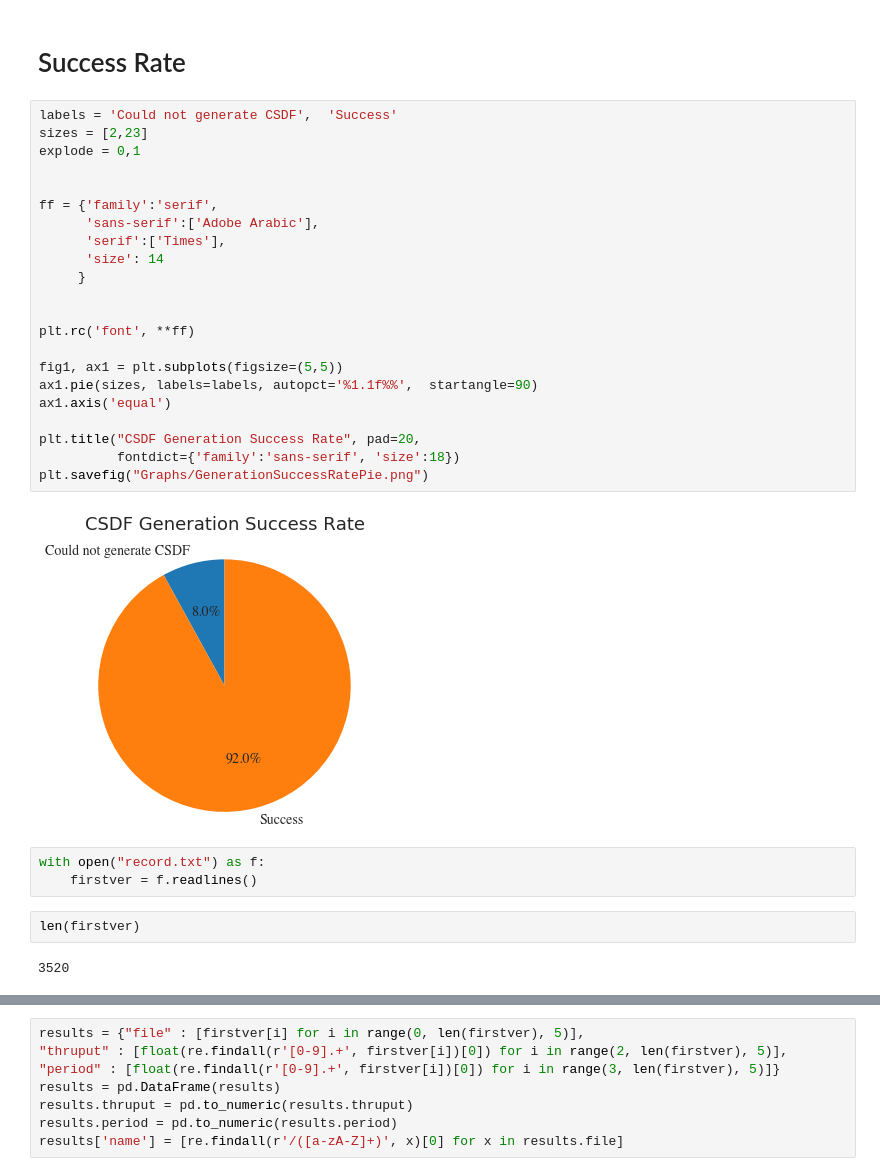
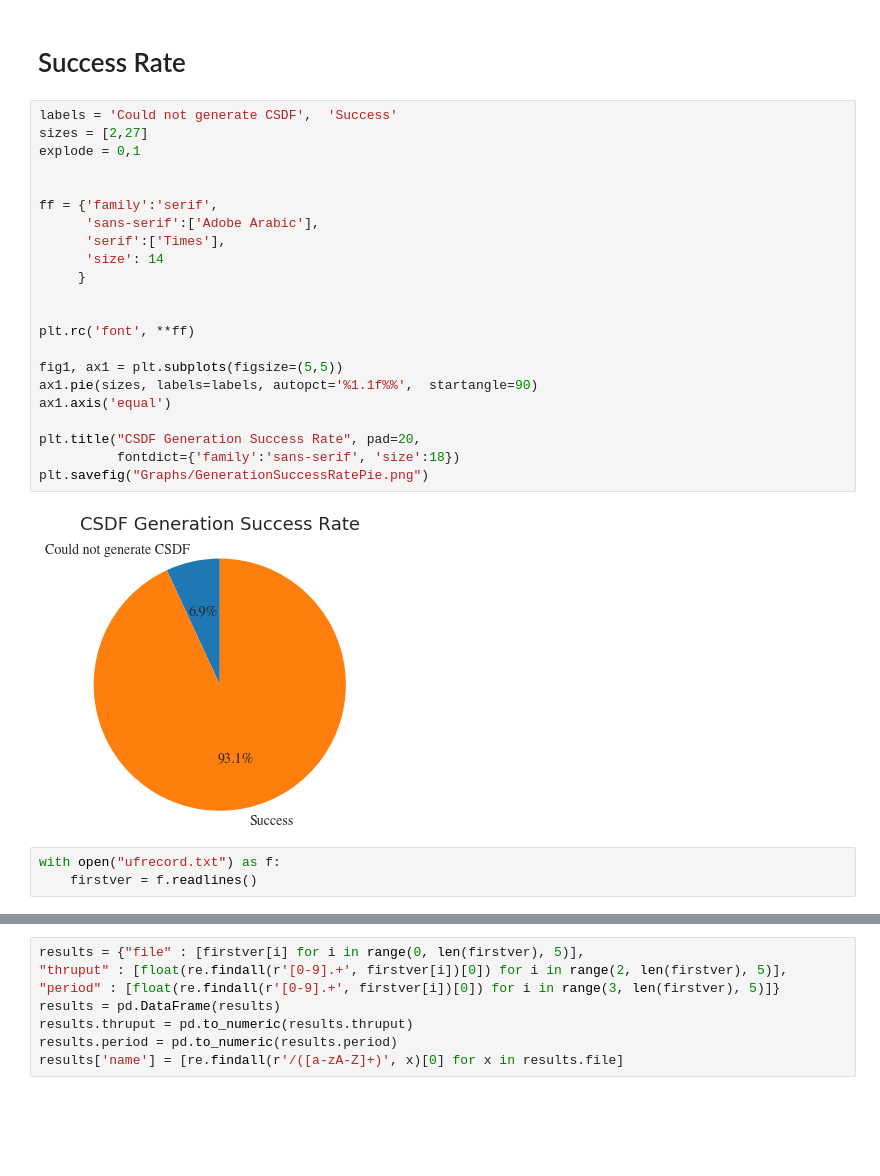
Before and after one commit to HebeHH/lift-to-csdf, a Jupyter notebook: Untitled.ipynb, the cells around one changed output, grey strips where cells are left out. Cells and saved outputs as stored; diff of their text form; blank space fills up the shorter version.

```diff
--- a/Untitled.ipynb
+++ b/Untitled.ipynb
@@ -10,32 +10,28 @@ import numpy as np
 # Success Rate
 # %%
 labels = 'Could not generate CSDF',  'Success'
-sizes = [2,23]
+sizes = [2,27]
 explode = 0,1
 
 
 ff = {'family':'serif',
       'sans-serif':['Adobe Arabic'],
       'serif':['Times'],
       'size': 14
      }
 
 
 plt.rc('font', **ff)
 
 fig1, ax1 = plt.subplots(figsize=(5,5))
 ax1.pie(sizes, labels=labels, autopct='%1.1f%%',  startangle=90)
 ax1.axis('equal')
 
 plt.title("CSDF Generation Success Rate", pad=20,
           fontdict={'family':'sans-serif', 'size':18})
 plt.savefig("Graphs/GenerationSuccessRatePie.png")
 # %% [output]
-[figure, old version]
+[figure, new version]
 # %%
-with open("record.txt") as f:
+with open("ufrecord.txt") as f:
     firstver = f.readlines()
-# %%
-len(firstver)
-# %% [output]
-3520
```
Also changed, not shown: parts of 21 cells of this notebook, 5 other files.
